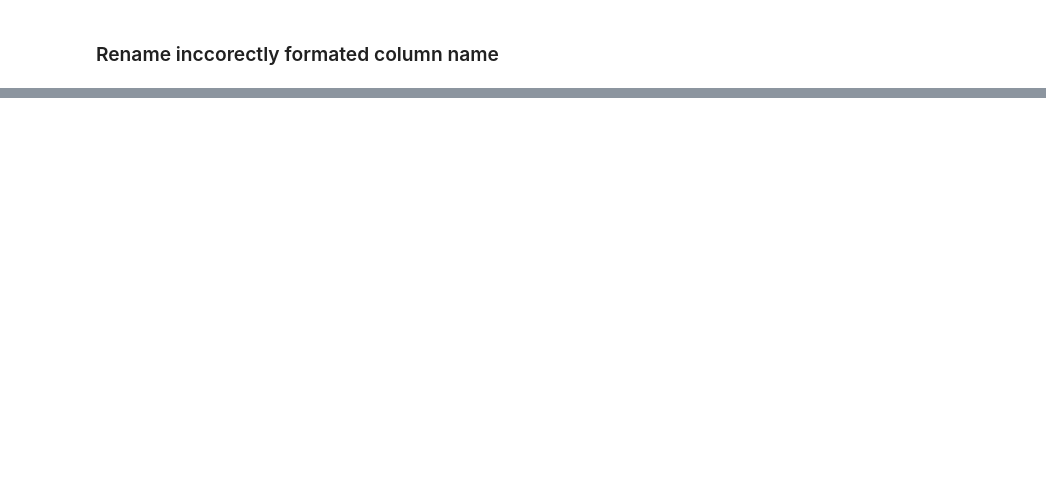
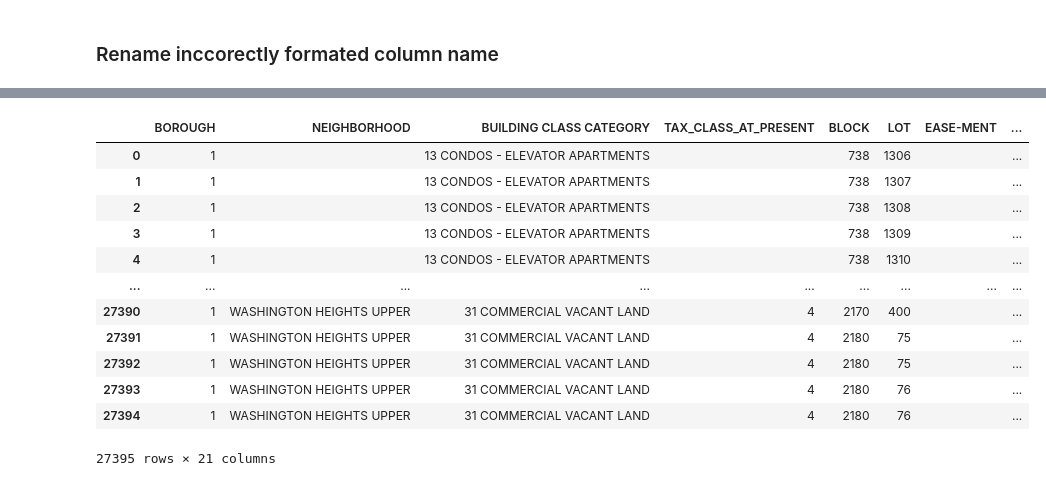
Before and after one commit to ijazkhan101/Build-up-a-predictive-model, a Jupyter notebook: Manhattan12.ipynb, the cells around one changed output, grey strips where cells are left out. Cells and saved outputs as stored; diff of their text form; code cells hidden in the pictures; blank space fills up the shorter version.

```diff
--- a/Manhattan12.ipynb
+++ b/Manhattan12.ipynb
@@ -40,3 +56,19 @@ df.rename(columns = {'GROSS SQUARE FEET':'GROSS_SQUARE_FEET'}, inplace = True)
+# %%
+df.rename(columns = {'SALE DATE':'SALE_DATE'}, )
+# %% [output]
+|  | BOROUGH | NEIGHBORHOOD | BUILDING CLASS CATEGORY | TAX_CLASS_AT_PRESENT | BLOCK | LOT | EASE-MENT | ... |
+| 0 | 1 |  | 13 CONDOS - ELEVATOR APARTMENTS |  | 738 | 1306 |  | ... |
+| 1 | 1 |  | 13 CONDOS - ELEVATOR APARTMENTS |  | 738 | 1307 |  | ... |
+| 2 | 1 |  | 13 CONDOS - ELEVATOR APARTMENTS |  | 738 | 1308 |  | ... |
+| 3 | 1 |  | 13 CONDOS - ELEVATOR APARTMENTS |  | 738 | 1309 |  | ... |
+| 4 | 1 |  | 13 CONDOS - ELEVATOR APARTMENTS |  | 738 | 1310 |  | ... |
+| ... | ... | ... | ... | ... | ... | ... | ... | ... |
+| 27390 | 1 | WASHINGTON HEIGHTS UPPER | 31 COMMERCIAL VACANT LAND | 4 | 2170 | 400 |  | ... |
+| 27391 | 1 | WASHINGTON HEIGHTS UPPER | 31 COMMERCIAL VACANT LAND | 4 | 2180 | 75 |  | ... |
+| 27392 | 1 | WASHINGTON HEIGHTS UPPER | 31 COMMERCIAL VACANT LAND | 4 | 2180 | 75 |  | ... |
+| 27393 | 1 | WASHINGTON HEIGHTS UPPER | 31 COMMERCIAL VACANT LAND | 4 | 2180 | 76 |  | ... |
+| 27394 | 1 | WASHINGTON HEIGHTS UPPER | 31 COMMERCIAL VACANT LAND | 4 | 2180 | 76 |  | ... |
+27395 rows × 21 columns
 # %%
 df.head(3)
 # %% [output]
```
Also changed, not shown: parts of 28 cells of this notebook.
